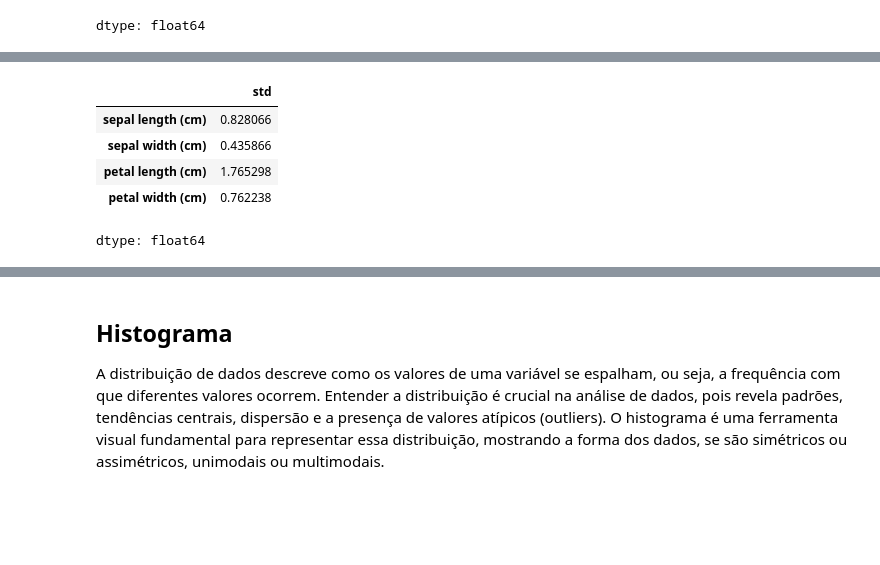
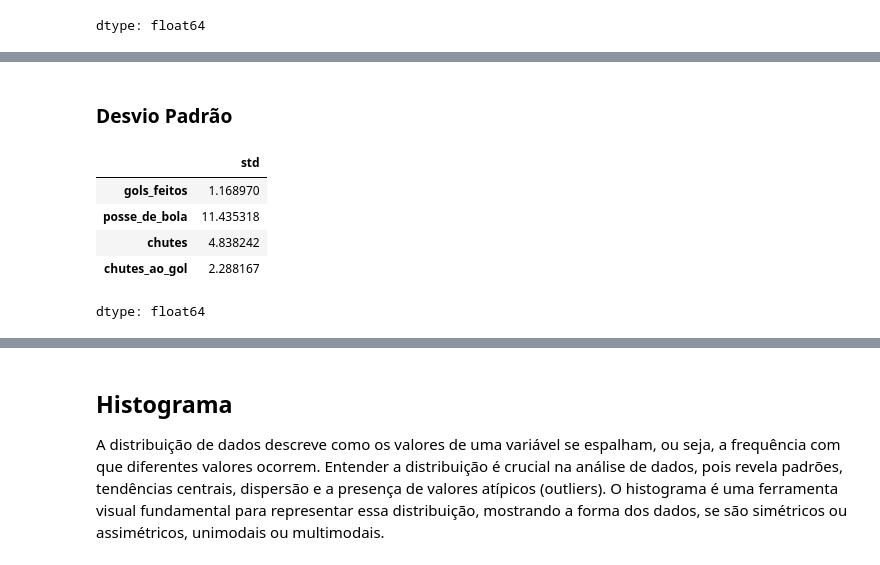
Before and after one commit to guilhermer1/mvp_AnaliseDeDados, a Jupyter notebook: Análise_de_Dados_e_Boas_Práticas-LaLiga.ipynb, the cells around one changed output, grey strips where cells are left out. Saved outputs shown, nothing was run; the diff lists cells and outputs as text; code cells hidden in the pictures; blank space fills up the shorter version.

```diff
--- a/Análise_de_Dados_e_Boas_Práticas-LaLiga.ipynb
+++ b/Análise_de_Dados_e_Boas_Práticas-LaLiga.ipynb
@@ -70,7 +70,10 @@ labels_atributos = ['indice', 'data','horario', 'competicao', 'rodada', 'dia_da_
                     'pk', 'pkatt', 'temporada', 'clube']
 
 ## Uma vez que os dados vão ser lidos diretamente de um CSV, o dataset já é um dataframe.
-laliga = pd.read_csv(url,  names=labels_atributos)
+laligaInicial = pd.read_csv(url,  names=labels_atributos)
+
+# Criando uma cópia de segurança do dataset.
+laliga = laligaInicial
 
 ## Excluindo a primeira linha, uma vez que mudei os labels das colunas, os anteriores criaram uma nova linha, por essa razão foi necessário apagar a primeira linha.
 laliga = laliga.drop(index=0)
@@ -189,0 +221,6 @@ laliga[['gols_feitos', 'gols_sofridos', 'chance_de_marcar', 'chance_de_sofrer_go
+# %%
+#Removendo as colunas 'publico_presente', 'arbitro', 'notas' e 'distancia_media_dos_chutes'.
+laliga = laliga.drop(columns=['publico_presente', 'arbitro', 'notas', 'distancia_media_dos_chutes'])
+
+print("Verificando valores nulos em cada coluna:")
+print(laliga.isnull().any())
@@ -254,10 +308,12 @@ O desvio padrão é uma medida de dispersão que quantifica a quantidade de vari
+# %% [markdown]
+### Desvio Padrão
 # %%
 # desvio padrão dos atributos numéricos do dataset
-df.describe().loc['std']
+laliga[['gols_feitos', 'posse_de_bola', 'chutes', 'chutes_ao_gol']].describe().loc['std']
 # %% [output]
 |  | std |
-| sepal length (cm) | 0.828066 |
-| sepal width (cm) | 0.435866 |
-| petal length (cm) | 1.765298 |
-| petal width (cm) | 0.762238 |
+| gols_feitos | 1.168970 |
+| posse_de_bola | 11.435318 |
+| chutes | 4.838242 |
+| chutes_ao_gol | 2.288167 |
 dtype: float64
```
Also changed, not shown: parts of 19 cells of this notebook.
